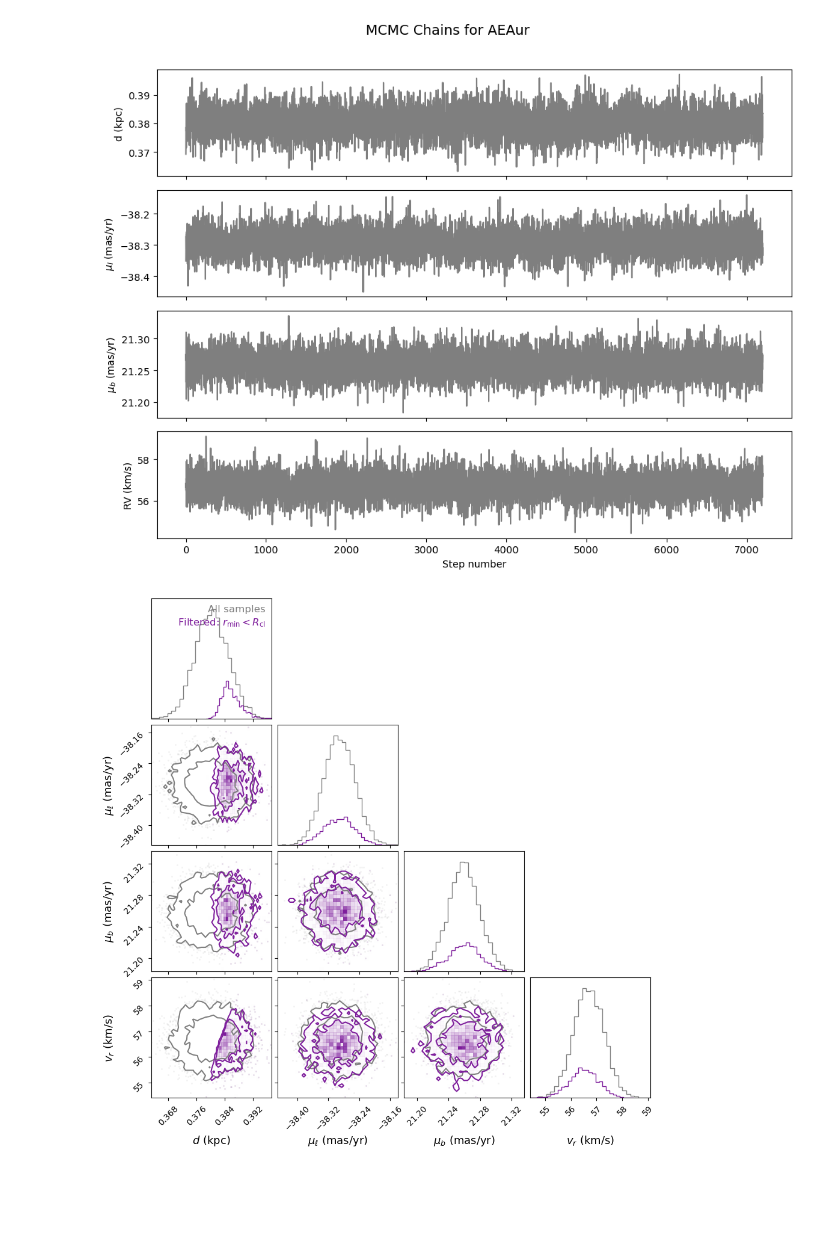
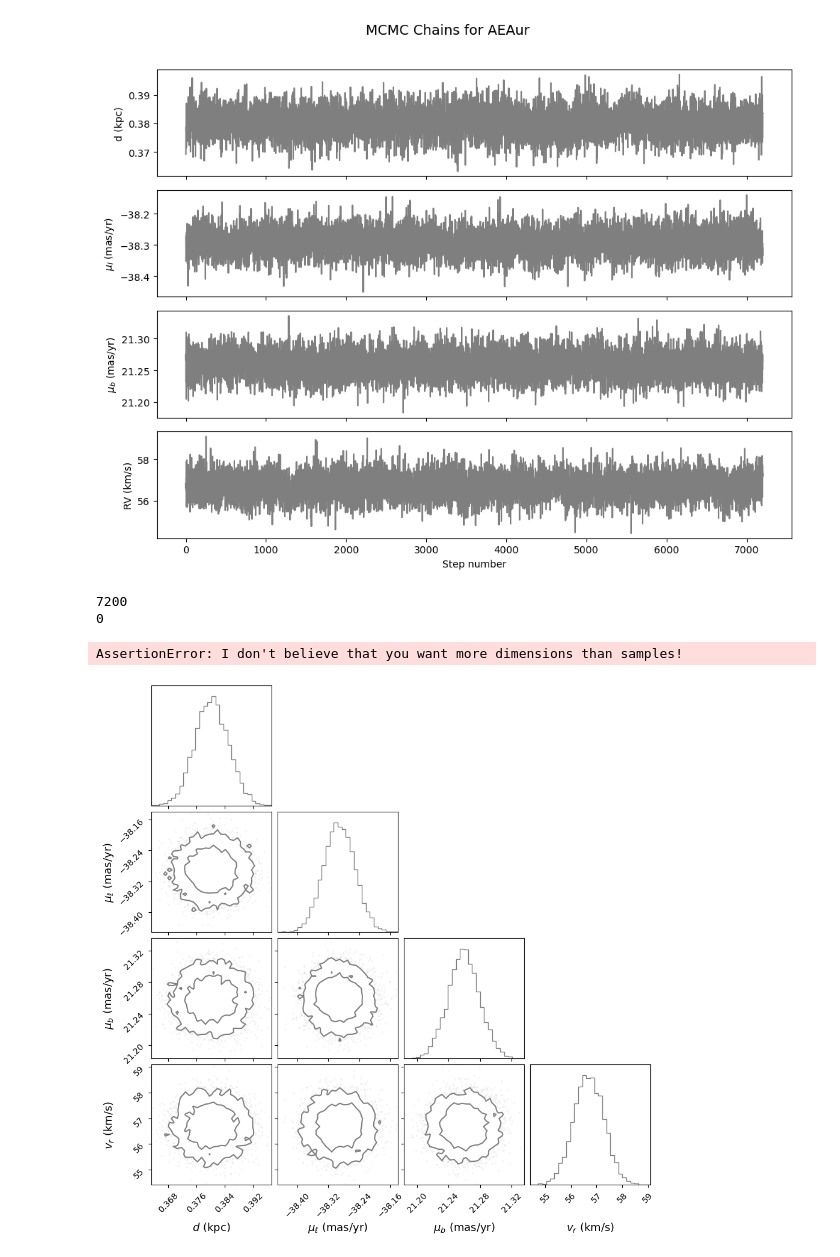
Before and after one commit to MantisShrimp2/Thesis-HMXB, a Jupyter notebook: Code/Orion_runaway_test_case.ipynb, the cells around one changed output. Cells and saved outputs as stored; diff of their text form; code cells hidden in the pictures; blank space fills up the shorter version.

```diff
--- a/Code/Orion_runaway_test_case.ipynb
+++ b/Code/Orion_runaway_test_case.ipynb
@@ -320,9 +395,12 @@ plt.show()
 [figure]
 # %%
 flat_blobs = np.column_stack([kinematic_ages_aeaur, min_separations_aeaur])
-corner_with_filter(samples_aeaur, flat_blobs, 99)
+corner_with_filter(samples_aeaur, flat_blobs, 50)
 # %% [output]
+7200
+0
+AssertionError: I don't believe that you want more dimensions than samples!
-[figure, old version]
+[figure, new version]
 # %%
 
 fig = corner.corner(kinematic_ages_aeaur[:, None], labels=["Kinematic_age"],quantiles=(0.16,0.5, 0.84),show_titles=True,use_math_text=True,fill_contours=True)
```
Also changed, not shown: parts of 29 cells of this notebook.
